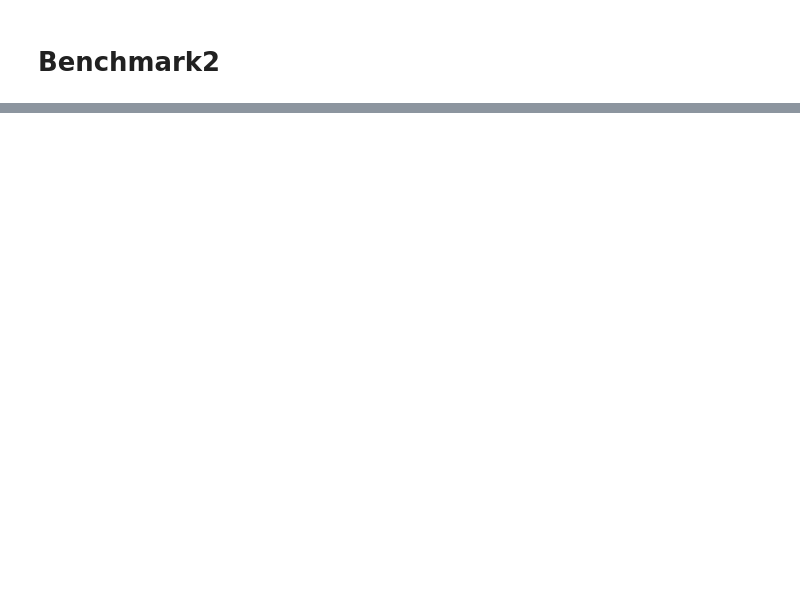
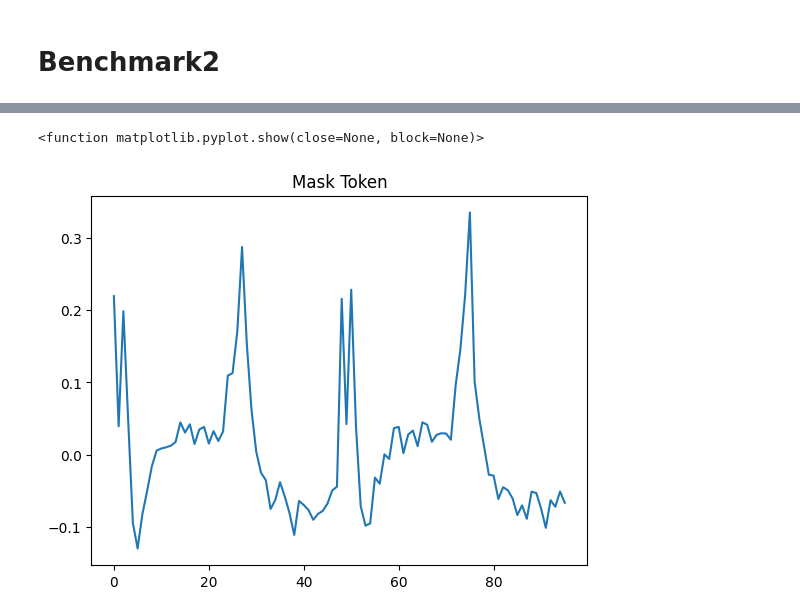
Before and after one commit to SeibelT/multimodal_survival_prediction, a Jupyter notebook: Encoding_Explained.ipynb, the cells around one changed output, grey strips where cells are left out. Saved outputs shown, nothing was run; the diff lists cells and outputs as text; code cells hidden in the pictures; blank space fills up the shorter version.

```diff
--- a/Encoding_Explained.ipynb
+++ b/Encoding_Explained.ipynb
@@ -521,0 +513,28 @@ TypeError: int() argument must be a string, a bytes-like object or a real number
+# %%
+from models.Encoder_Models import SupViTSurv
+from PIL import Image
+import os
+import torch
+import pandas as pd
+from torchvision import transforms
+import matplotlib.pyplot as plt
+
+f_trainslides = "/nodes/bevog/work4/seibel/data/tile_encoder_dataframes/tcga_brca__4bins_trainsplit.csv"
+f_foldertiles = "/nodes/bevog/work4/seibel/data/TCGA-BRCA-TILES/TCGA-3C-AALJ-01Z-00-DX1.777C0957-255A-42F0-9EEB-A3606BCF0C96"
+f_trainset = "/nodes/bevog/work4/seibel/data/tile_encoder_dataframes/tcga_brca__4bins_trainsplit.csv"
+encode_gen = False
+ckpt_path =  "/nodes/bevog/work4/seibel/data/mae_tiny_400e.pth.tar" # for None -> random weights and masking = 1 -> output image should be ranodm noise
+model =  SupViTSurv(lr=0.01,nbins=4,alpha=0.1,ckpt_path=ckpt_path,ffcv=False,encode_gen=encode_gen)
+
+
+## create
+tilepaths = [os.path.join(f_foldertiles,tilename) for tilename in os.listdir(f_foldertiles) if tilename.endswith("jpg")]
+coords = [list(map(int,tiles.split("(")[-1].split(")")[0].split(","))) for tiles in tilepaths]
+
+
+transform =  transforms.Compose([transforms.ToTensor(),
+                                 transforms.Normalize(mean=(0.5,0.5,0.5),std=(0.5,0.5,0.5)),
+                                ]
+                               )
+
+df_genomics = pd.read_csv(f_trainset)
@@ -521,0 +649,8 @@ TypeError: int() argument must be a string, a bytes-like object or a real number
+# %%
+plt.clf()
+plt.plot(model.model.mask_token.detach().squeeze().numpy())
+plt.title("Mask Token")
+plt.show
+# %% [output]
+<function matplotlib.pyplot.show(close=None, block=None)>
+[figure, added]
```
Also changed, not shown: parts of 21 cells of this notebook, 6 other files.
